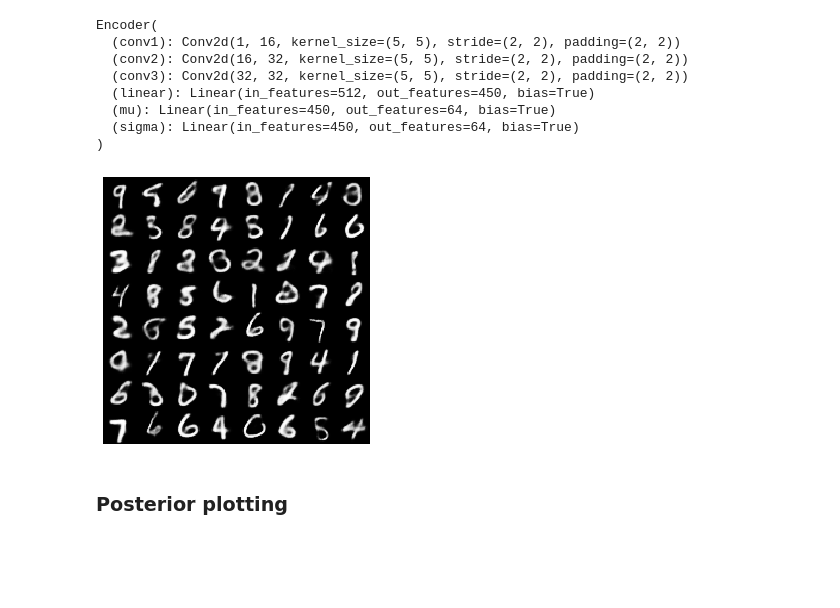
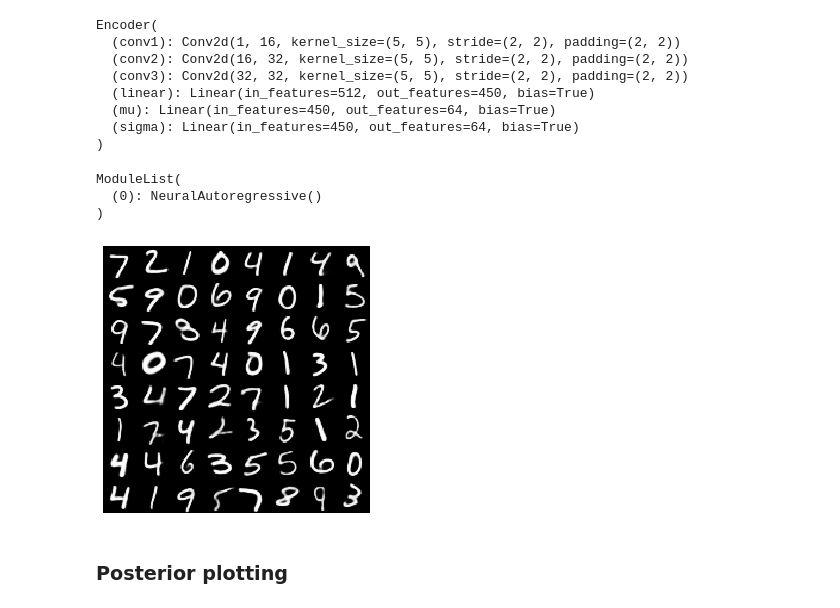
Before and after one commit to nkotelevskii/vae_int, a Jupyter notebook: plotting.ipynb, the cells around one changed output. Drawn from its saved outputs; the diff is of its cells as text; code cells hidden in the pictures; blank space fills up the shorter version.

```diff
--- a/plotting.ipynb
+++ b/plotting.ipynb
@@ -17,7 +17,7 @@ device = "cuda:1" if torch.cuda.is_available() else "cpu"
 data = ['mnist', 'goodreads']
 # %%
 ####################################
-general_name = 'data_mnist_skips_False_prior_None_numnafs_1_varflow_None_numvarflows_1_samples_1_zdim_64'
+general_name = 'data_mnist_skips_False_prior_NAF_numnafs_1_varflow_NAF_numvarflows_1_samples_1_zdim_64'
 ####################################
 # %% [markdown]
 ### Prior plotting
@@ -100,15 +101,19 @@ Encoder(
 )
 # %%
 prior
+# %% [output]
+ModuleList(
+  (0): NeuralAutoregressive()
+)
 # %%
 random_code = torch.distributions.Normal(loc=torch.tensor(0., device=device),
                                                 scale=torch.tensor(1., device=device)).sample((64, 64))
 if prior:
     for i in range(len(prior)):
-        random_code = prior[i](random_code)
+        random_code = prior[i]._inverse(random_code)
 plot_digit_samples(get_samples(gen_network=decoder, random_code=random_code))
 # %% [output]
-[figure, old version]
+[figure, new version]
 # %% [markdown]
 ### Posterior plotting
 # %%
```
Also changed, not shown: parts of 2 cells of this notebook, 5 other files.
